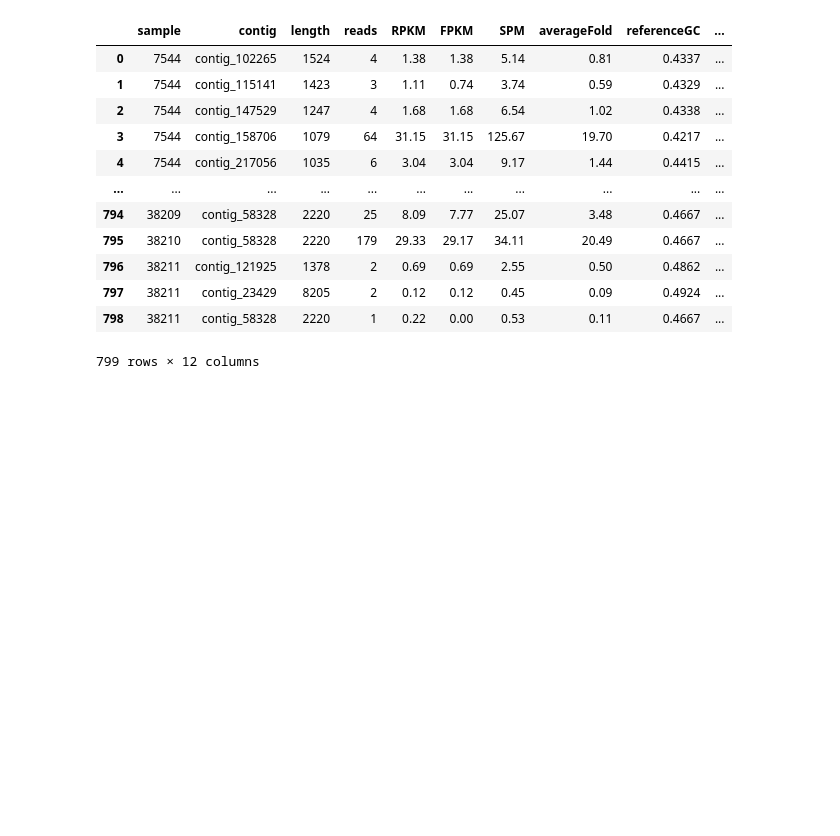
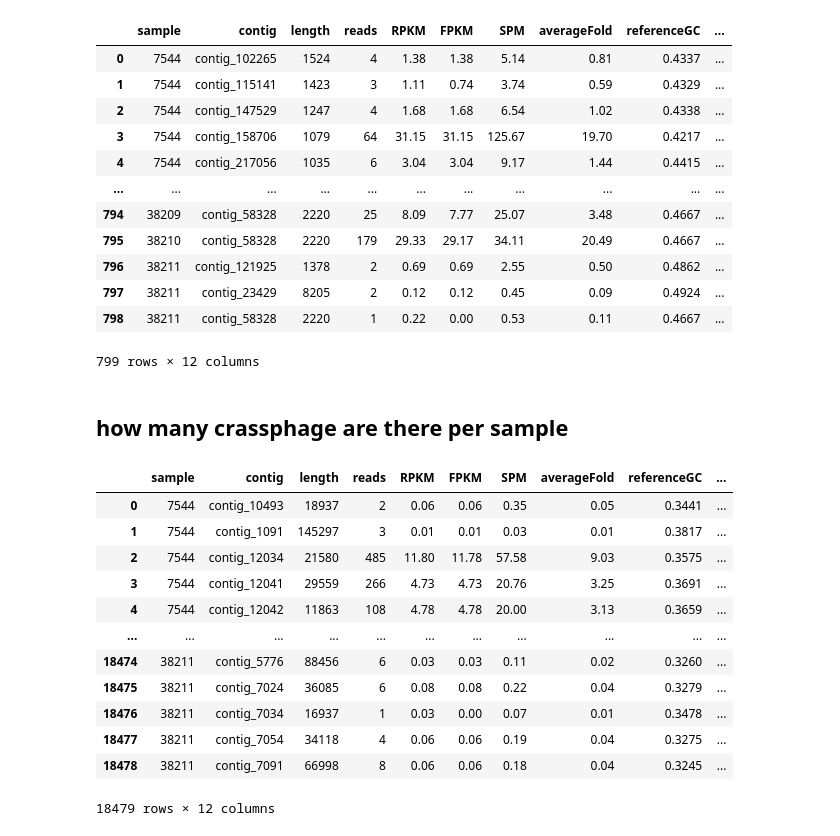
Before and after one commit to linsalrob/EdwardsLab, a Jupyter notebook: phage/metagenomes/crassus.ipynb, the cells around one changed output. Drawn from its saved outputs; the diff is of its cells as text; code cells hidden in the pictures; blank space fills up the shorter version.

```diff
--- a/phage/metagenomes/crassus.ipynb
+++ b/phage/metagenomes/crassus.ipynb
@@ -138,3 +160,21 @@ rdrp
 rdrpshort = rdrp[['sample', 'contig', 'reads']]
 ourrdrp = rdrpshort[rdrpshort['sample'].isin(wehave)]
 ourrdrp.to_csv("rdrp_wehave.tsv.gz",  sep="\t", compression='gzip')
+# %% [markdown]
+## how many crassphage are there per sample
+# %%
+contigs
+# %% [output]
+|  | sample | contig | length | reads | RPKM | FPKM | SPM | averageFold | referenceGC | ... |
+| 0 | 7544 | contig_10493 | 18937 | 2 | 0.06 | 0.06 | 0.35 | 0.05 | 0.3441 | ... |
+| 1 | 7544 | contig_1091 | 145297 | 3 | 0.01 | 0.01 | 0.03 | 0.01 | 0.3817 | ... |
+| 2 | 7544 | contig_12034 | 21580 | 485 | 11.80 | 11.78 | 57.58 | 9.03 | 0.3575 | ... |
+| 3 | 7544 | contig_12041 | 29559 | 266 | 4.73 | 4.73 | 20.76 | 3.25 | 0.3691 | ... |
+| 4 | 7544 | contig_12042 | 11863 | 108 | 4.78 | 4.78 | 20.00 | 3.13 | 0.3659 | ... |
+| ... | ... | ... | ... | ... | ... | ... | ... | ... | ... | ... |
+| 18474 | 38211 | contig_5776 | 88456 | 6 | 0.03 | 0.03 | 0.11 | 0.02 | 0.3260 | ... |
+| 18475 | 38211 | contig_7024 | 36085 | 6 | 0.08 | 0.08 | 0.22 | 0.04 | 0.3279 | ... |
+| 18476 | 38211 | contig_7034 | 16937 | 1 | 0.03 | 0.00 | 0.07 | 0.01 | 0.3478 | ... |
+| 18477 | 38211 | contig_7054 | 34118 | 4 | 0.06 | 0.06 | 0.19 | 0.04 | 0.3275 | ... |
+| 18478 | 38211 | contig_7091 | 66998 | 8 | 0.06 | 0.06 | 0.18 | 0.04 | 0.3245 | ... |
+18479 rows × 12 columns
```
Also changed, not shown: parts of 36 cells of this notebook, 18 other files.
